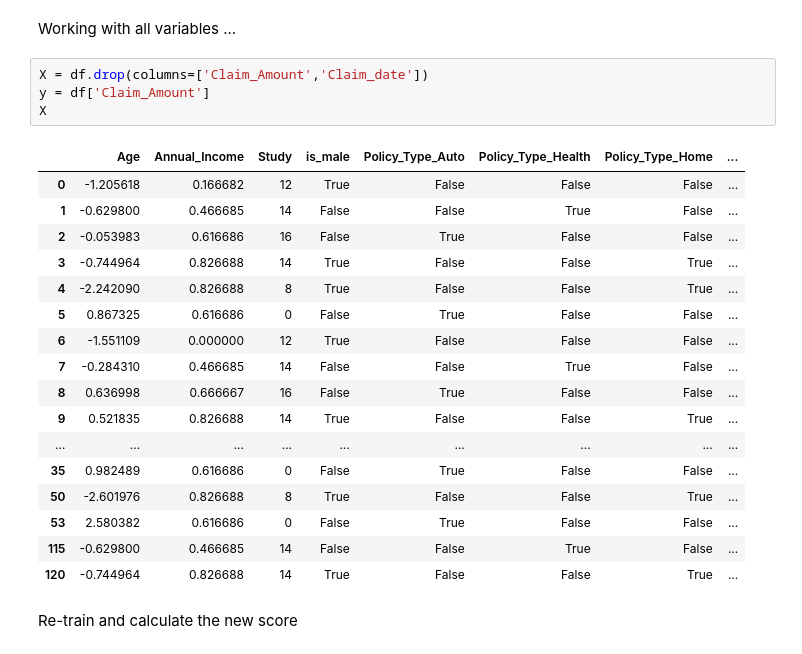
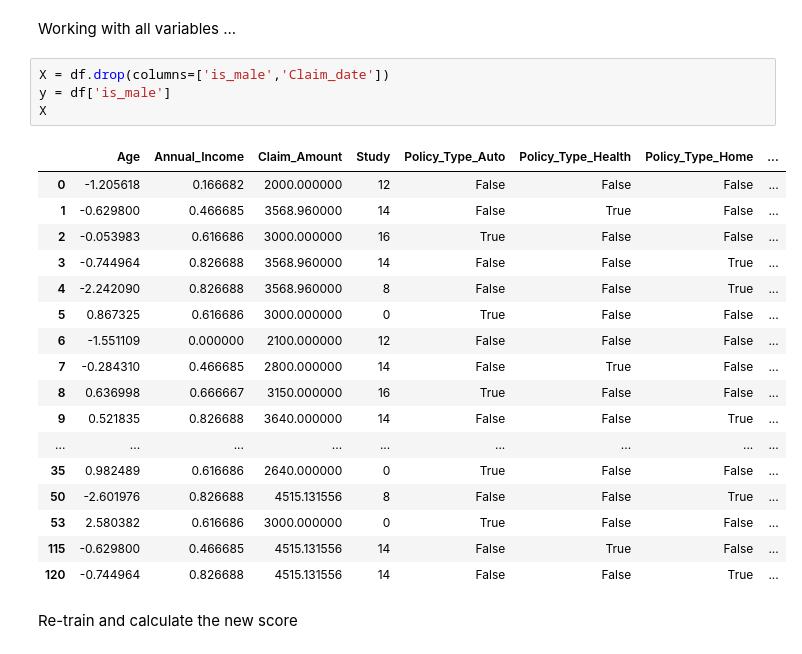
Before and after one commit to lcbjrrr/ML315, a Jupyter notebook: ML315_99_Cleaning.ipynb, the cells around one changed output. Drawn from its saved outputs; the diff is of its cells as text.

```diff
--- a/ML315_99_Cleaning.ipynb
+++ b/ML315_99_Cleaning.ipynb
@@ -572,26 +572,26 @@ df
 # %% [markdown]
 Working with all variables ...
 # %%
-X = df.drop(columns=['Claim_Amount','Claim_date'])
-y = df['Claim_Amount']
+X = df.drop(columns=['is_male','Claim_date'])
+y = df['is_male']
 X
 # %% [output]
-|  | Age | Annual_Income | Study | is_male | Policy_Type_Auto | Policy_Type_Health | Policy_Type_Home | ... |
-| 0 | -1.205618 | 0.166682 | 12 | True | False | False | False | ... |
-| 1 | -0.629800 | 0.466685 | 14 | False | False | True | False | ... |
-| 2 | -0.053983 | 0.616686 | 16 | False | True | False | False | ... |
-| 3 | -0.744964 | 0.826688 | 14 | True | False | False | True | ... |
-| 4 | -2.242090 | 0.826688 | 8 | True | False | False | True | ... |
-| 5 | 0.867325 | 0.616686 | 0 | False | True | False | False | ... |
-| 6 | -1.551109 | 0.000000 | 12 | True | False | False | False | ... |
-| 7 | -0.284310 | 0.466685 | 14 | False | False | True | False | ... |
-| 8 | 0.636998 | 0.666667 | 16 | False | True | False | False | ... |
-| 9 | 0.521835 | 0.826688 | 14 | True | False | False | True | ... |
+|  | Age | Annual_Income | Claim_Amount | Study | Policy_Type_Auto | Policy_Type_Health | Policy_Type_Home | ... |
+| 0 | -1.205618 | 0.166682 | 2000.000000 | 12 | False | False | False | ... |
+| 1 | -0.629800 | 0.466685 | 3568.960000 | 14 | False | True | False | ... |
+| 2 | -0.053983 | 0.616686 | 3000.000000 | 16 | True | False | False | ... |
+| 3 | -0.744964 | 0.826688 | 3568.960000 | 14 | False | False | True | ... |
+| 4 | -2.242090 | 0.826688 | 3568.960000 | 8 | False | False | True | ... |
+| 5 | 0.867325 | 0.616686 | 3000.000000 | 0 | True | False | False | ... |
+| 6 | -1.551109 | 0.000000 | 2100.000000 | 12 | False | False | False | ... |
+| 7 | -0.284310 | 0.466685 | 2800.000000 | 14 | False | True | False | ... |
+| 8 | 0.636998 | 0.666667 | 3150.000000 | 16 | True | False | False | ... |
+| 9 | 0.521835 | 0.826688 | 3640.000000 | 14 | False | False | True | ... |
 | ... | ... | ... | ... | ... | ... | ... | ... | ... |
-| 35 | 0.982489 | 0.616686 | 0 | False | True | False | False | ... |
-| 50 | -2.601976 | 0.826688 | 8 | True | False | False | True | ... |
-| 53 | 2.580382 | 0.616686 | 0 | False | True | False | False | ... |
-| 115 | -0.629800 | 0.466685 | 14 | False | False | True | False | ... |
-| 120 | -0.744964 | 0.826688 | 14 | True | False | False | True | ... |
+| 35 | 0.982489 | 0.616686 | 2640.000000 | 0 | True | False | False | ... |
+| 50 | -2.601976 | 0.826688 | 4515.131556 | 8 | False | False | True | ... |
+| 53 | 2.580382 | 0.616686 | 3000.000000 | 0 | True | False | False | ... |
+| 115 | -0.629800 | 0.466685 | 4515.131556 | 14 | False | True | False | ... |
+| 120 | -0.744964 | 0.826688 | 4515.131556 | 14 | False | False | True | ... |
 # %% [markdown]
 Re-train and calculate the new score
```
Also changed, not shown: parts of 5 cells of this notebook.
